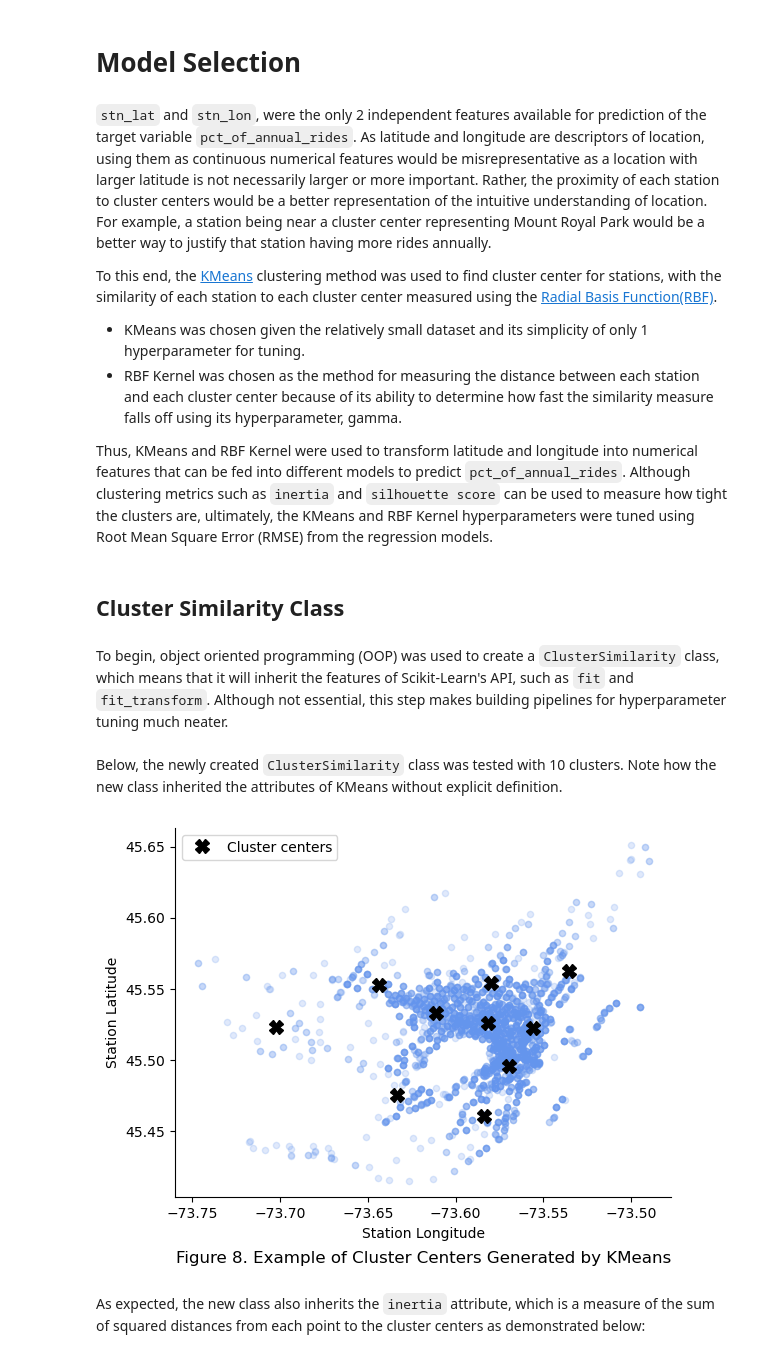
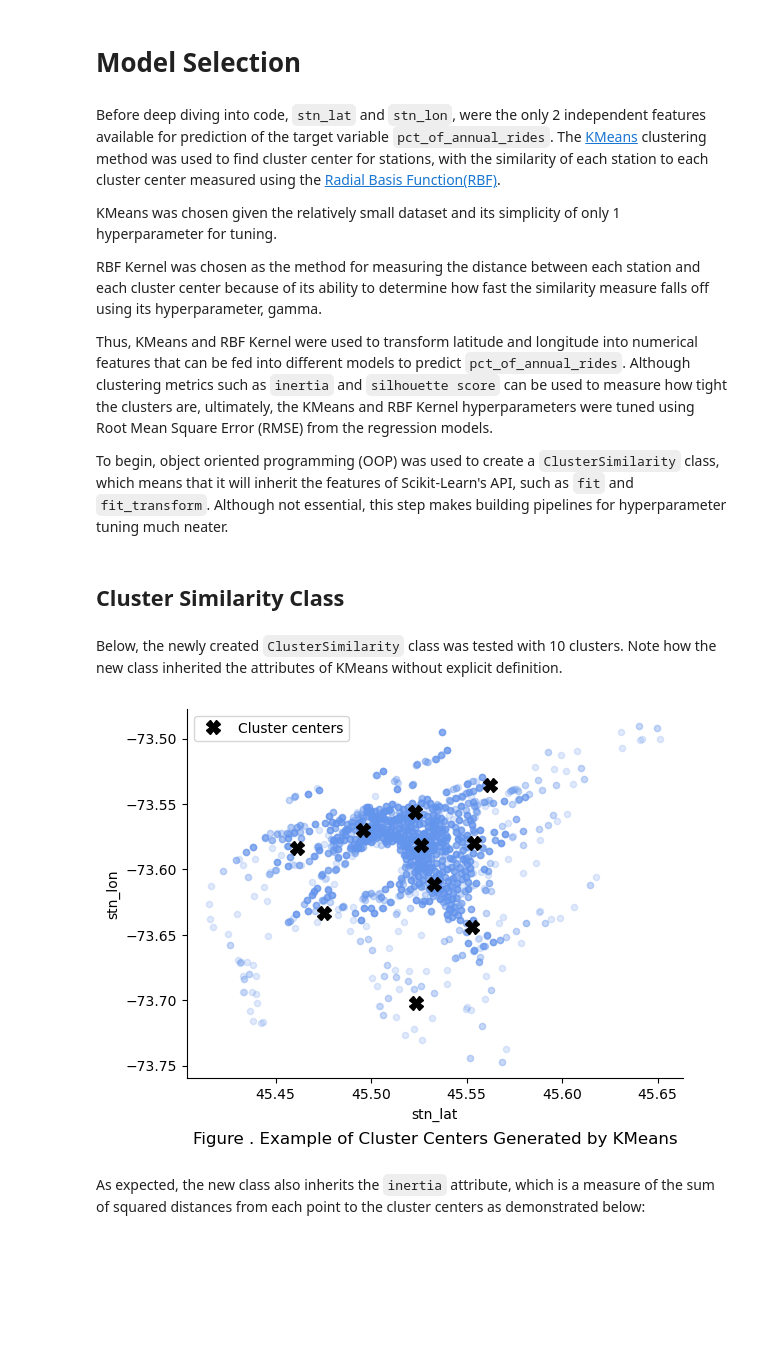
Before and after one commit to andrewyewcy/velocipede, a Jupyter notebook: 21_notebooks/030_modelling_with_location.ipynb, the cells around one changed output. Cells and saved outputs as stored; diff of their text form; code cells hidden in the pictures; blank space fills up the shorter version.

```diff
--- a/21_notebooks/030_modelling_with_location.ipynb
+++ b/21_notebooks/030_modelling_with_location.ipynb
@@ -213,0 +141,2 @@ df.to_csv(f"../12_processed_data/{time.strftime('%Y%m%d-%H%M')}_rides_per_statio
+# %%
+df = pd.read_csv("../12_processed_data/20231003-1926_rides_per_station_per_year.csv", index_col = 0)
@@ -474,9 +367,9 @@ cat_bin_boundaries = [
 
 # Define labels for each bin
 cat_bin_labels = [
-    "00 - 33% percentile",
-    "34 - 66% percentile",
-    "67 - 100% percentile"
+    "00 - 33% quantile",
+    "34 - 66% quantile",
+    "67 - 100% quantile"
 ]
 
 # Categorize target feature based on defined boundaries and labels
@@ -490,7 +383,7 @@ df["pct_cat"] = pd.cut(
 df["pct_cat"].value_counts().sort_index().plot.bar(rot = 0)
 plt.ylabel("Number of data points")
 plt.xlabel("Target Feature Categories")
-plt.title(f"Figure 6. 'pct_of_annual_rides' categorized by Percentiles", y = -0.2)
+plt.title(f"Figure : 'pct_of_annual_rides' Categorized by Quantiles", y = -0.2)
 sns.despine()
 plt.show()
 # %% [output]
@@ -641,17 +533,17 @@ Based on the table above, it can be verified that the data has been split into v
 # %% [markdown]
 # Model Selection
 # %% [markdown]
-`stn_lat` and `stn_lon`, were the only 2 independent features available for prediction of the target variable `pct_of_annual_rides`. As latitude and longitude are descriptors of location, using them as continuous numerical features would be misrepresentative as a location with larger latitude is not necessarily larger or more important. Rather, the proximity of each station to cluster centers would be a better representation of the intuitive understanding of location. For example, a station being near a cluster center representing Mount Royal Park would be a better way to justify that station having more rides annually.
+Before deep diving into code, `stn_lat` and `stn_lon`, were the only 2 independent features available for prediction of the target variable `pct_of_annual_rides`. The [KMeans](https://scikit-learn.org/stable/modules/generated/sklearn.cluster.KMeans.html) clustering method was used to find cluster center for stations, with the similarity of each station to each cluster center measured using the [Radial Basis Function(RBF)](https://scikit-learn.org/stable/modules/generated/sklearn.metrics.pairwise.rbf_kernel.html).
 
-To this end, the [KMeans](https://scikit-learn.org/stable/modules/generated/sklearn.cluster.KMeans.html) clustering method was used to find cluster center for stations, with the similarity of each station to each cluster center measured using the [Radial Basis Function(RBF)](https://scikit-learn.org/stable/modules/generated/sklearn.metrics.pairwise.rbf_kernel.html).
-- KMeans was chosen given the relatively small dataset and its simplicity of only 1 hyperparameter for tuning.
-- RBF Kernel was chosen as the method for measuring the distance between each station and each cluster center because of its ability to determine how fast the similarity measure falls off using its hyperparameter, gamma.
+KMeans was chosen given the relatively small dataset and its simplicity of only 1 hyperparameter for tuning.
+
+RBF Kernel was chosen as the method for measuring the distance between each station and each cluster center because of its ability to determine how fast the similarity measure falls off using its hyperparameter, gamma.
 
 Thus, KMeans and RBF Kernel were used to transform latitude and longitude into numerical features that can be fed into different models to predict `pct_of_annual_rides`. Although clustering metrics such as `inertia` and `silhouette score` can be used to measure how tight the clusters are, ultimately, the KMeans and RBF Kernel hyperparameters were tuned using Root Mean Square Error (RMSE) from the regression models.
+
+To begin, object oriented programming (OOP) was used to create a `ClusterSimilarity` class, which means that it will inherit the features of Scikit-Learn's API, such as `fit` and `fit_transform`. Although not essential, this step makes building pipelines for hyperparameter tuning much neater.
 # %% [markdown]
 ## Cluster Similarity Class
-# %% [markdown]
-To begin, object oriented programming (OOP) was used to create a `ClusterSimilarity` class, which means that it will inherit the features of Scikit-Learn's API, such as `fit` and `fit_transform`. Although not essential, this step makes building pipelines for hyperparameter tuning much neater.
 # %%
 # Create a class that combines KMeans with rbf_kernel to measure each station's similarity to the cluster center
 class ClusterSimilarity(BaseEstimator, TransformerMixin):
@@ -683,41 +573,39 @@ cluster_simil = ClusterSimilarity(
 )
 
 # Fit the cluster similarity object to the latitude and longitude columns
 similarities = cluster_simil.fit_transform(remainder_df[["stn_lat","stn_lon"]])
 
 # Initiate figure object
 plt.figure()
 
 # Plot the cluster centers by accessing the kmeans cluster center attribute
 plt.plot(
+    cluster_simil.kmeans_.cluster_centers_[:,0], # Latitude of cluster centre
     cluster_simil.kmeans_.cluster_centers_[:,1], # Longitude of cluster centre
-    cluster_simil.kmeans_.cluster_centers_[:,0], # Latitude of cluster centre
     linestyle  = "",
     color      = "black",
     marker     = "X",
     markersize = 10,
     label      = "Cluster centers"
 )
 
 # Plot the latitude and longitude of stations in the remainder data
 remainder_df.plot(
     kind  = "scatter",
-    y     = "stn_lat",
-    x     = "stn_lon",
+    x     = "stn_lat",
+    y     = "stn_lon",
     c     = "cornflowerblue",
     alpha = 0.2, # To deal with overlapping stations
     ax    = plt.gca()
 )
 
-# Tidy up plot
 plt.legend()
-plt.ylabel("Station Latitude")
-plt.xlabel("Station Longitude")
 sns.despine()
-plt.title("Figure 8. Example of Cluster Centers Generated by KMeans", y = -0.2)
+plt.title("Figure . Example of Cluster Centers Generated by KMeans", y = -0.2)
+
 plt.show()
 # %% [output]
-[figure, old version]
+[figure, new version]
 # %% [markdown]
 As expected, the new class also inherits the `inertia` attribute, which is a measure of the sum of squared distances from each point to the cluster centers as demonstrated below:
 # %%
```
Also changed, not shown: parts of 125 cells of this notebook, 27 other files.
